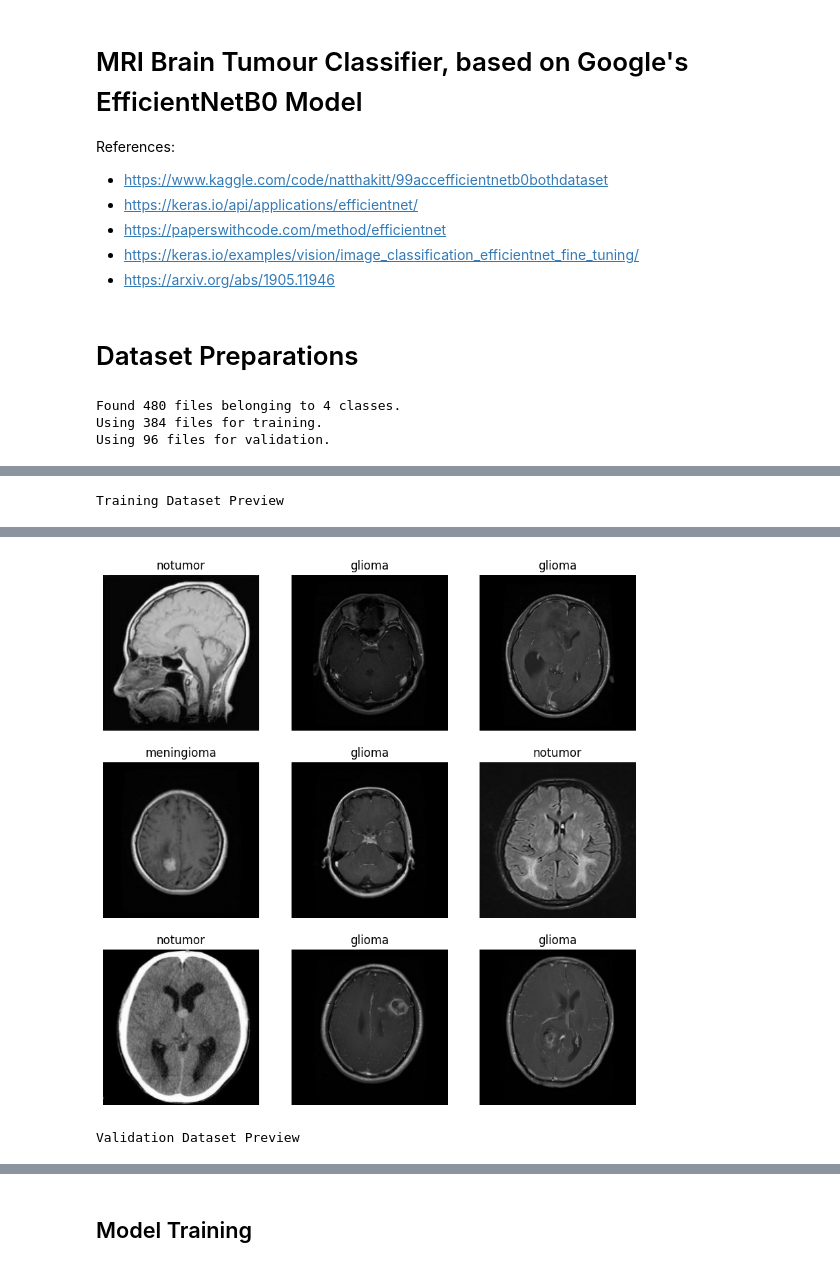
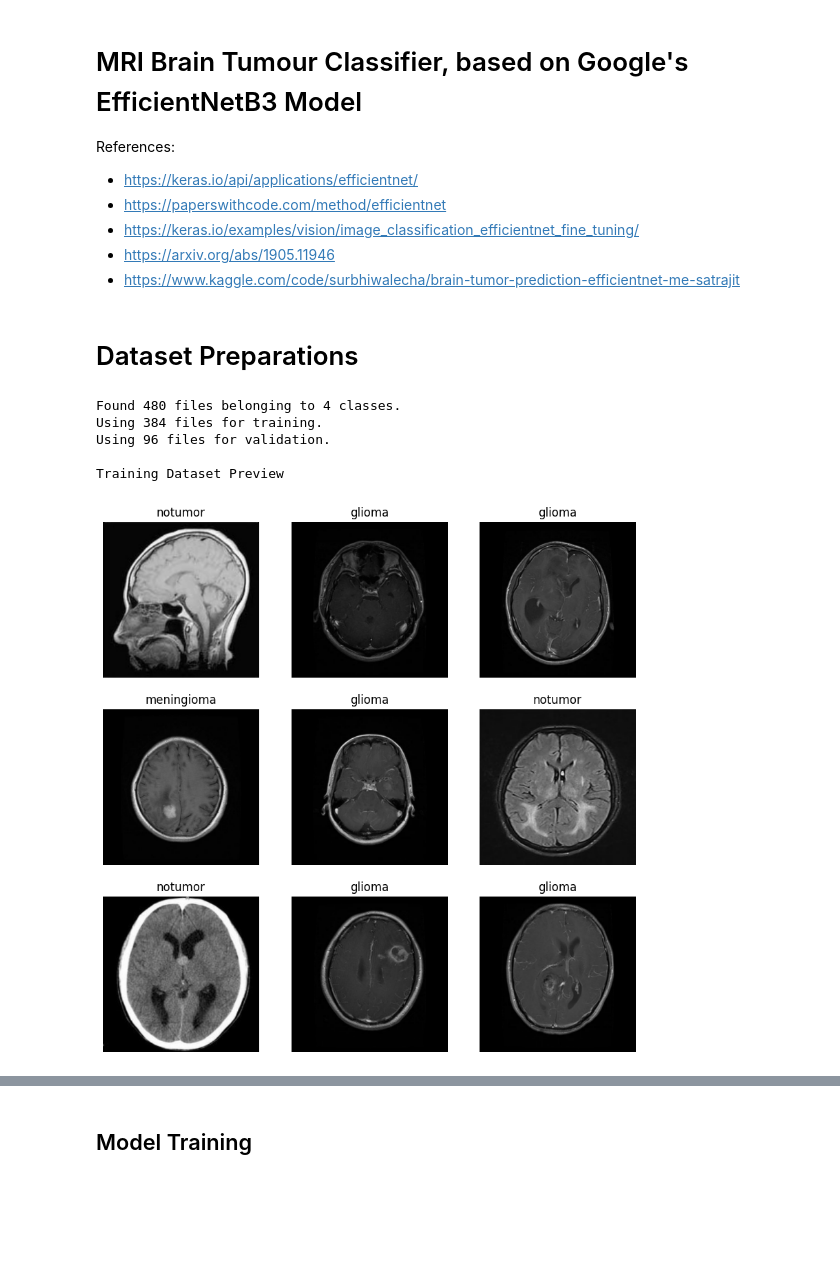
Before and after one commit to ptrpfa/BrainTumorClassification, a Jupyter notebook: transfer_learning/efficientnet/efficientnet.ipynb, the cells around one changed output, grey strips where cells are left out. Saved outputs shown, nothing was run; the diff lists cells and outputs as text; code cells hidden in the pictures; blank space fills up the shorter version.

```diff
--- a/transfer_learning/efficientnet/efficientnet.ipynb
+++ b/transfer_learning/efficientnet/efficientnet.ipynb
@@ -1,11 +1,11 @@
 # %% [markdown]
-# MRI Brain Tumour Classifier, based on Google's EfficientNetB0 Model
+# MRI Brain Tumour Classifier, based on Google's EfficientNetB3 Model
 References:
-- https://www.kaggle.com/code/natthakitt/99accefficientnetb0bothdataset
 - https://keras.io/api/applications/efficientnet/
 - https://paperswithcode.com/method/efficientnet
 - https://keras.io/examples/vision/image_classification_efficientnet_fine_tuning/
 - https://arxiv.org/abs/1905.11946
+- https://www.kaggle.com/code/surbhiwalecha/brain-tumor-prediction-efficientnet-me-satrajit
 # %%
 # Import required functions and libraries
 from utils import *
@@ -16,9 +16,9 @@ import json
 # %%
 # Parameters
 img_batch_size = 32
-img_height = 224
-img_width = 224
-img_size = (img_height, img_width) # EfficientNetB0 requires 224x224 input images
+img_height = 300
+img_width = 300
+img_size = (img_height, img_width) # EfficientNetB3 requires 300x300 input images
 img_shape = img_size + (3,)
 
 # Get training and validation datasets
@@ -36,30 +36,33 @@ class_names = train_ds.class_names
 # class_names = val_ds.class_names
 
 # Enable buffered prefetching to overlap data preprocessing and model execution during training, to speed up access to dataset
 train_ds = train_ds.prefetch(buffer_size=tf.data.AUTOTUNE)
 val_ds = val_ds.prefetch(buffer_size=tf.data.AUTOTUNE)
 
 # Preview datasets
 print("\nTraining Dataset Preview")
 plt.figure(figsize=(10, 10))
 for images, labels in train_ds.take(1):
   for i in range(9):
     ax = plt.subplot(3, 3, i + 1)
     plt.imshow(images[i].numpy().astype("uint8"))
     plt.title(class_names[labels[i]])
     plt.axis("off")
 plt.show()
 
 print("Validation Dataset Preview")
 plt.figure(figsize=(10, 10))
 for images, labels in val_ds.take(1):
   for i in range(9):
     ax = plt.subplot(3, 3, i + 1)
     plt.imshow(images[i].numpy().astype("uint8"))
     plt.title(class_names[labels[i]])
     plt.axis("off")
 plt.show()
 # %% [output]
 Found 480 files belonging to 4 classes.
 Using 384 files for training.
 Using 96 files for validation.
+
+Training Dataset Preview
+[figure]
@@ -71 +69,0 @@ Using 96 files for validation.
-Training Dataset Preview
@@ -73,2 +69,0 @@ Training Dataset Preview
-[figure]
-Validation Dataset Preview
```
Also changed, not shown: parts of 11 cells of this notebook, 1 other file.
